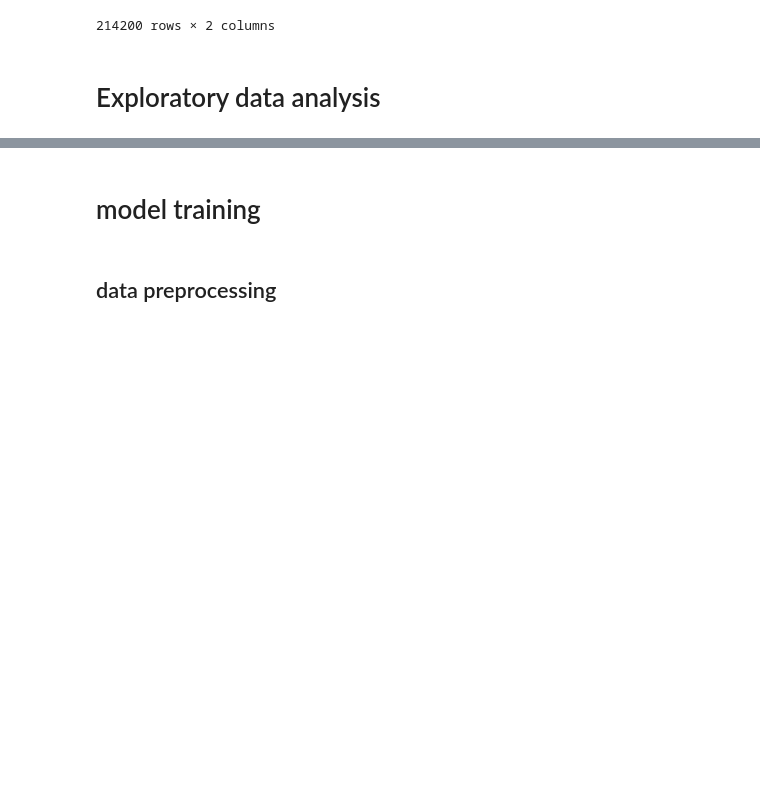
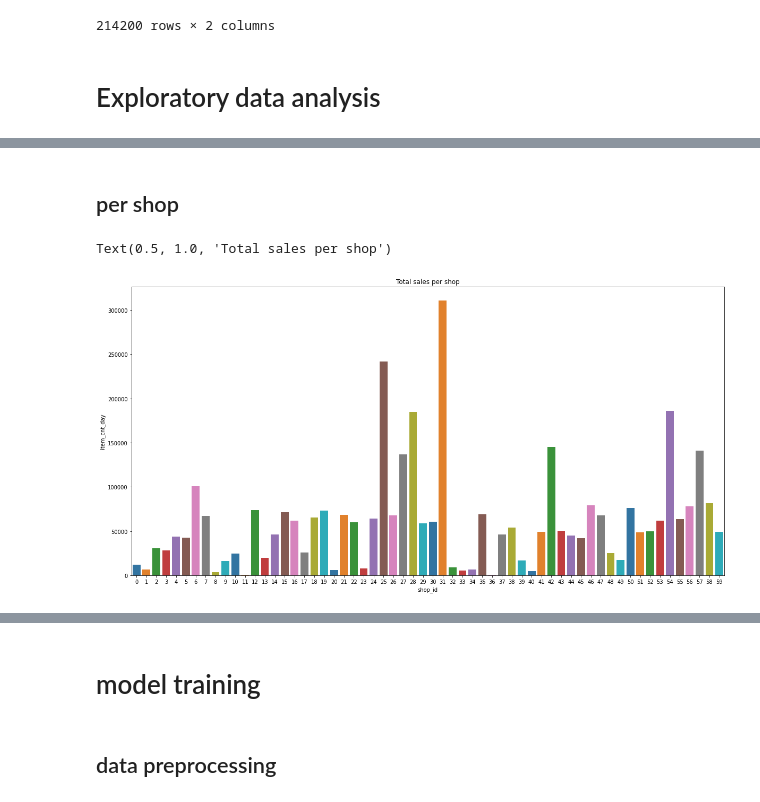
Before and after one commit to Telocontar/kaggle_predict_future_sales, a Jupyter notebook: notebooks/notebook5202f4a646.ipynb, the cells around one changed output, grey strips where cells are left out. Drawn from its saved outputs; the diff is of its cells as text; code cells hidden in the pictures; blank space fills up the shorter version.

```diff
--- a/notebooks/notebook5202f4a646.ipynb
+++ b/notebooks/notebook5202f4a646.ipynb
@@ -39,6 +46,12 @@ Data fields
 This dataset is permitted to be used for any purpose, including commercial use.
 # %% [markdown]
 # Setup
+# %%
+# increase figure size
+plt.rcParams["figure.figsize"] = (20, 10)
+
+# disable scientific notation
+pd.set_option('display.float_format', str)
 # %%
 run_on_kaggle = False
 
@@ -160,0 +253,10 @@ sample_submission
+# %% [markdown]
+## per shop
+# %%
+total_sales_per_shop = sales_train.groupby("shop_id", as_index=False)["item_cnt_day"].sum()
+mean_sales_per_shop = sales_train.groupby("shop_id", as_index=False)["item_cnt_day"].mean()
+# %%
+sns.barplot(x="shop_id", y="item_cnt_day", data=total_sales_per_shop, palette="tab10").set_title("Total sales per shop")
+# %% [output]
+Text(0.5, 1.0, 'Total sales per shop')
+[figure, added]
```
Also changed, not shown: parts of 146 cells of this notebook, 9 other files.
